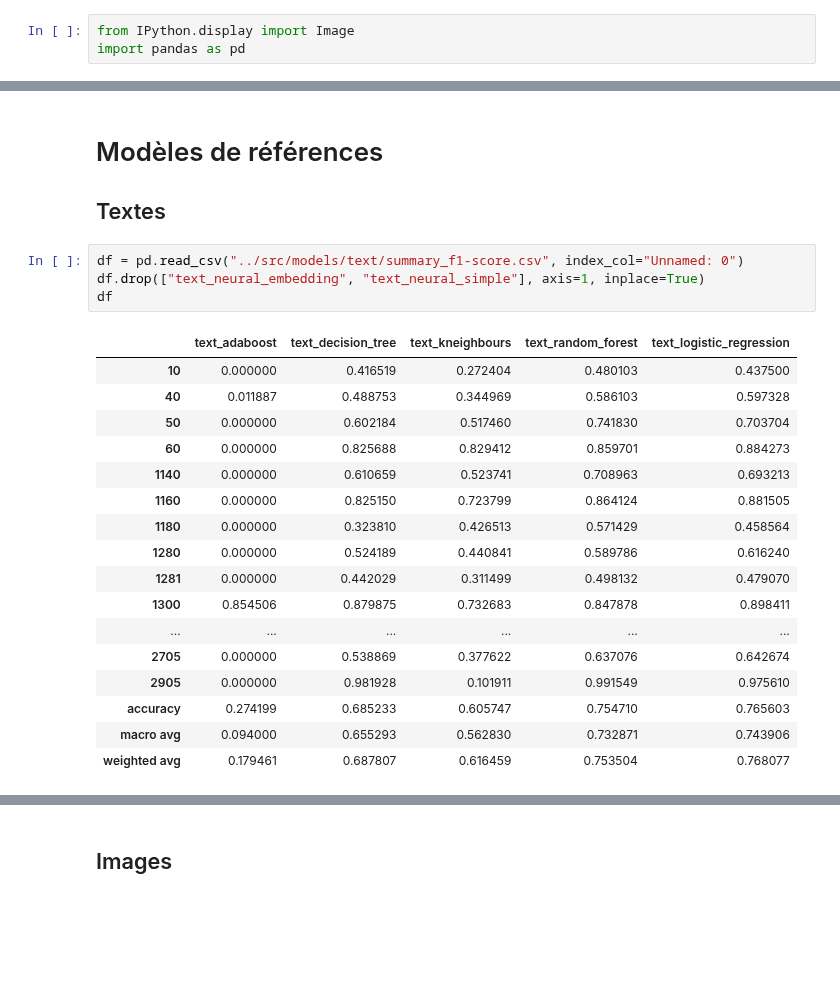
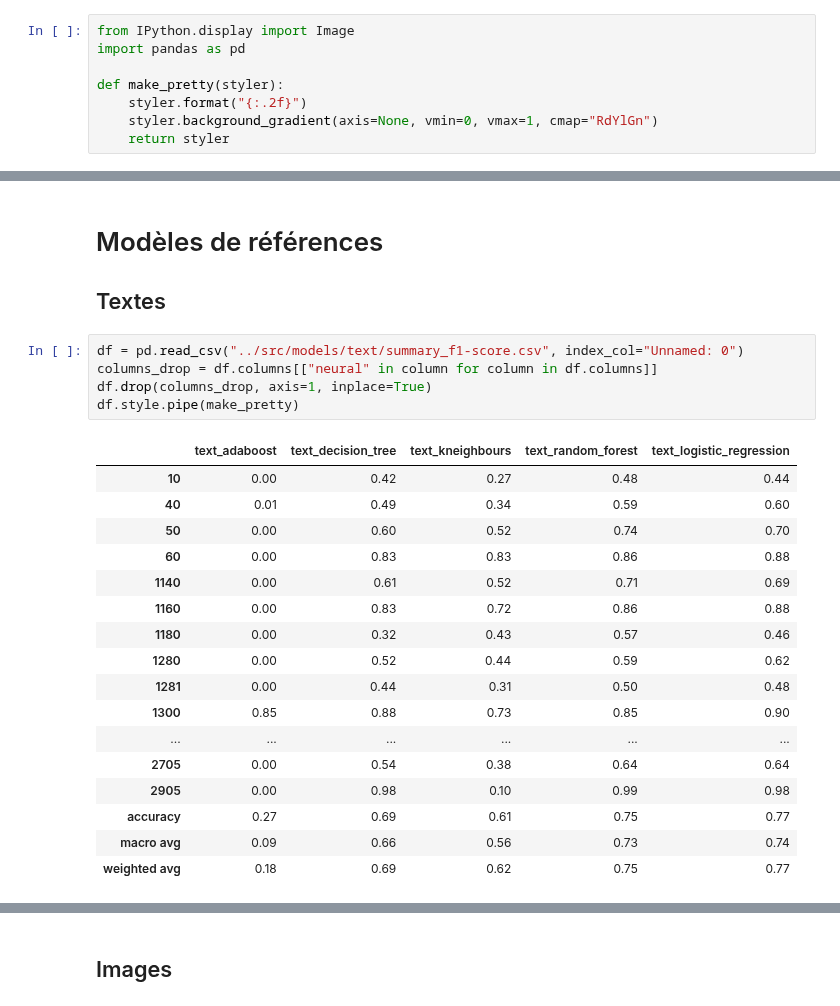
Before and after one commit to data-modelisation/rakuten, a Jupyter notebook: notebooks/final_report.ipynb, the cells around one changed output, grey strips where cells are left out. Saved outputs shown, nothing was run; the diff lists cells and outputs as text; blank space fills up the shorter version.

```diff
--- a/notebooks/final_report.ipynb
+++ b/notebooks/final_report.ipynb
@@ -40,6 +40,11 @@ Le rapport ici présent se compose de parties similaires.
 # %%
 from IPython.display import Image
 import pandas as pd
+
+def make_pretty(styler):
+    styler.format("{:.2f}")
+    styler.background_gradient(axis=None, vmin=0, vmax=1, cmap="RdYlGn")
+    return styler
 # %% [markdown]
 # Analyse exploratoire
 
@@ -234,26 +240,27 @@ Image(filename="images/decoupage_dataset.png")
 ## Textes
 # %%
 df = pd.read_csv("../src/models/text/summary_f1-score.csv", index_col="Unnamed: 0")
-df.drop(["text_neural_embedding", "text_neural_simple"], axis=1, inplace=True)
-df
+columns_drop = df.columns[["neural" in column for column in df.columns]]
+df.drop(columns_drop, axis=1, inplace=True)
+df.style.pipe(make_pretty)
 # %% [output]
 |  | text_adaboost | text_decision_tree | text_kneighbours | text_random_forest | text_logistic_regression |
-| 10 | 0.000000 | 0.416519 | 0.272404 | 0.480103 | 0.437500 |
-| 40 | 0.011887 | 0.488753 | 0.344969 | 0.586103 | 0.597328 |
-| 50 | 0.000000 | 0.602184 | 0.517460 | 0.741830 | 0.703704 |
-| 60 | 0.000000 | 0.825688 | 0.829412 | 0.859701 | 0.884273 |
-| 1140 | 0.000000 | 0.610659 | 0.523741 | 0.708963 | 0.693213 |
-| 1160 | 0.000000 | 0.825150 | 0.723799 | 0.864124 | 0.881505 |
-| 1180 | 0.000000 | 0.323810 | 0.426513 | 0.571429 | 0.458564 |
-| 1280 | 0.000000 | 0.524189 | 0.440841 | 0.589786 | 0.616240 |
-| 1281 | 0.000000 | 0.442029 | 0.311499 | 0.498132 | 0.479070 |
-| 1300 | 0.854506 | 0.879875 | 0.732683 | 0.847878 | 0.898411 |
+| 10 | 0.00 | 0.42 | 0.27 | 0.48 | 0.44 |
+| 40 | 0.01 | 0.49 | 0.34 | 0.59 | 0.60 |
+| 50 | 0.00 | 0.60 | 0.52 | 0.74 | 0.70 |
+| 60 | 0.00 | 0.83 | 0.83 | 0.86 | 0.88 |
+| 1140 | 0.00 | 0.61 | 0.52 | 0.71 | 0.69 |
+| 1160 | 0.00 | 0.83 | 0.72 | 0.86 | 0.88 |
+| 1180 | 0.00 | 0.32 | 0.43 | 0.57 | 0.46 |
+| 1280 | 0.00 | 0.52 | 0.44 | 0.59 | 0.62 |
+| 1281 | 0.00 | 0.44 | 0.31 | 0.50 | 0.48 |
+| 1300 | 0.85 | 0.88 | 0.73 | 0.85 | 0.90 |
 | ... | ... | ... | ... | ... | ... |
-| 2705 | 0.000000 | 0.538869 | 0.377622 | 0.637076 | 0.642674 |
-| 2905 | 0.000000 | 0.981928 | 0.101911 | 0.991549 | 0.975610 |
-| accuracy | 0.274199 | 0.685233 | 0.605747 | 0.754710 | 0.765603 |
-| macro avg | 0.094000 | 0.655293 | 0.562830 | 0.732871 | 0.743906 |
-| weighted avg | 0.179461 | 0.687807 | 0.616459 | 0.753504 | 0.768077 |
+| 2705 | 0.00 | 0.54 | 0.38 | 0.64 | 0.64 |
+| 2905 | 0.00 | 0.98 | 0.10 | 0.99 | 0.98 |
+| accuracy | 0.27 | 0.69 | 0.61 | 0.75 | 0.77 |
+| macro avg | 0.09 | 0.66 | 0.56 | 0.73 | 0.74 |
+| weighted avg | 0.18 | 0.69 | 0.62 | 0.75 | 0.77 |
 # %% [markdown]
 
 
```
Also changed, not shown: parts of 4 cells of this notebook.
